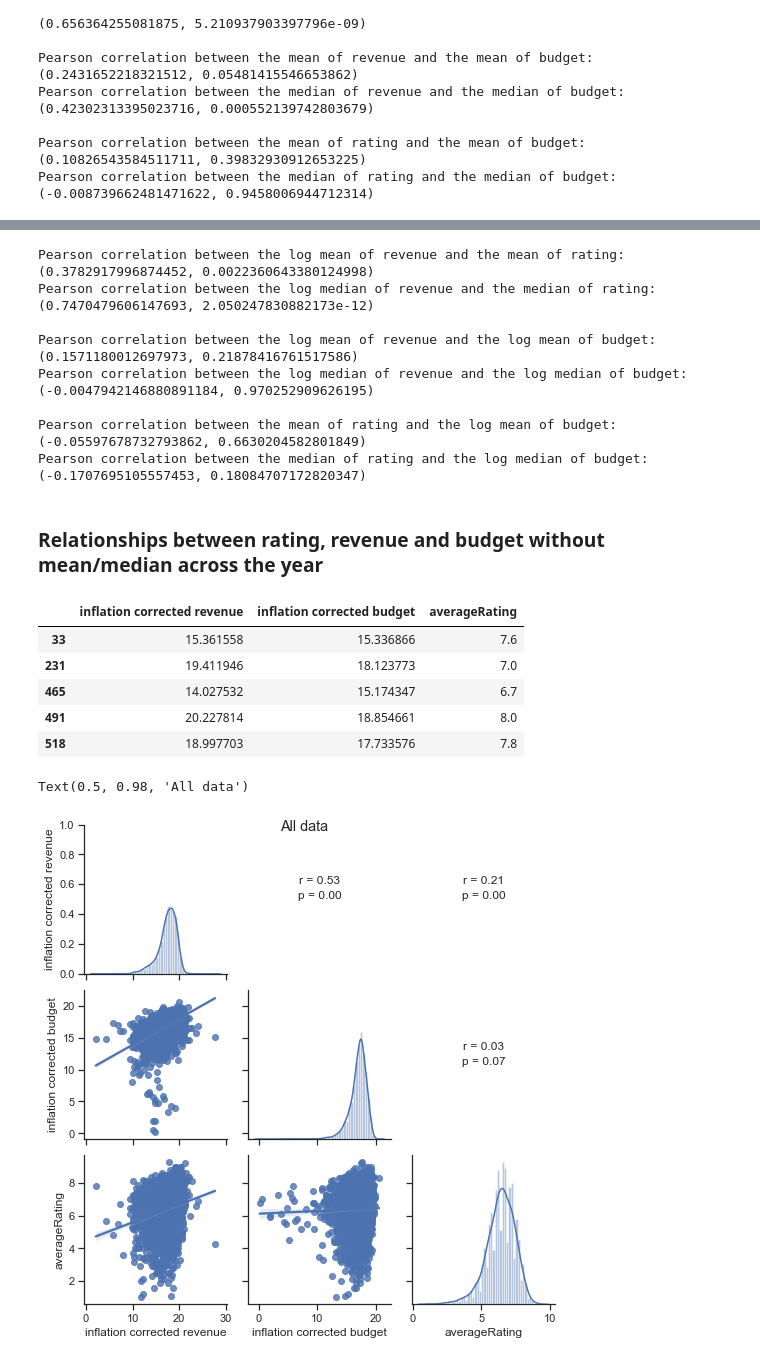
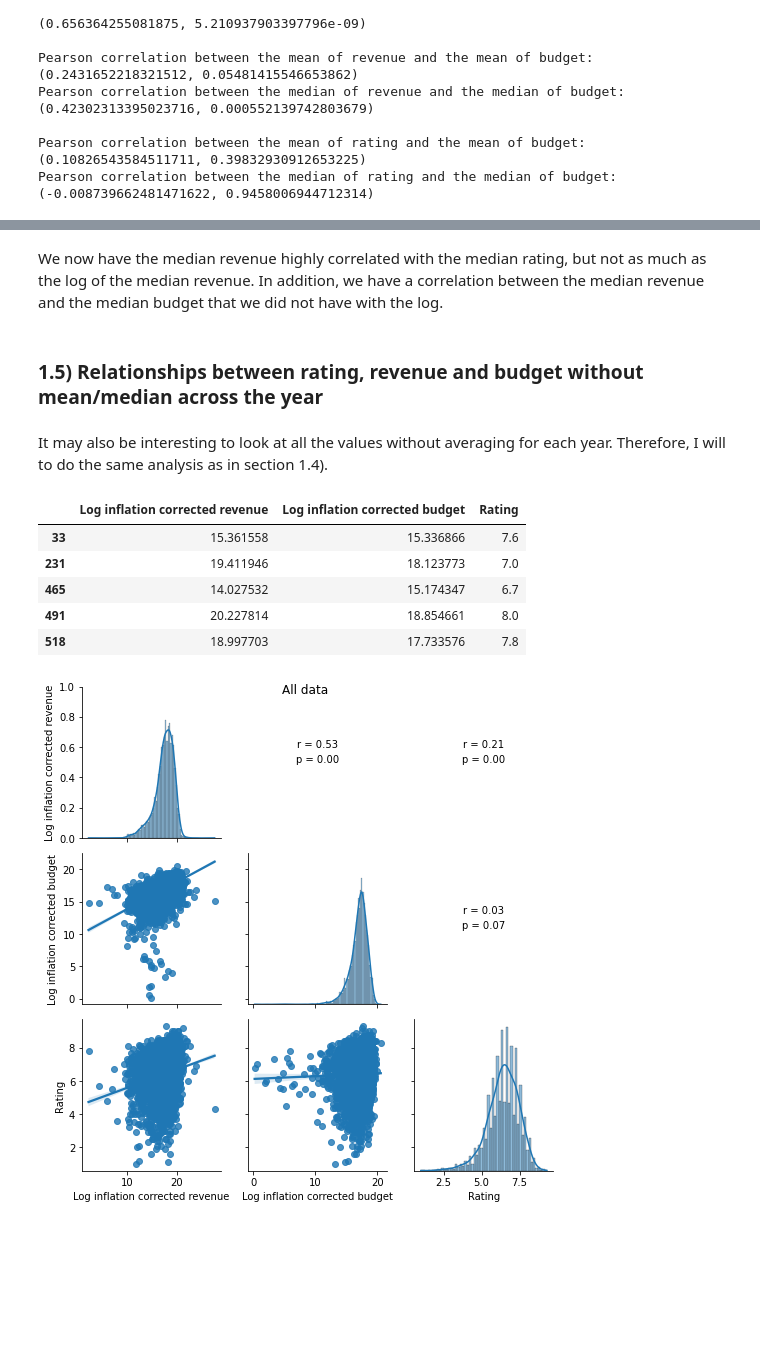
Before and after one commit to epfl-ada/ada-2022-project-nolemonnomelon, a Jupyter notebook: Exploratory.ipynb, the cells around one changed output, grey strips where cells are left out. Saved outputs shown, nothing was run; the diff lists cells and outputs as text; code cells hidden in the pictures; blank space fills up the shorter version.

```diff
--- a/Exploratory.ipynb
+++ b/Exploratory.ipynb
@@ -327,31 +388,18 @@ With log:
-# %%
-print(f'Pearson correlation between the log mean of revenue and the mean of rating: {stats.pearsonr(np.log(rev_mean),rat_mean)}')
-print(f'Pearson correlation between the log median of revenue and the median of rating: {stats.pearsonr(np.log(rev_median),rat_median)}\n')
-
-print(f'Pearson correlation between the log mean of revenue and the log mean of budget: {stats.pearsonr(np.log(rev_mean),np.log(bud_mean))}')
-print(f'Pearson correlation between the log median of revenue and the log median of budget: {stats.pearsonr(np.log(rev_median),np.log(bud_median))}\n')
-
-print(f'Pearson correlation between the mean of rating and the log mean of budget: {stats.pearsonr(rat_mean,np.log(bud_mean))}')
-print(f'Pearson correlation between the median of rating and the log median of budget: {stats.pearsonr(rat_median,np.log(bud_median))}')
-# %% [output]
-Pearson correlation between the log mean of revenue and the mean of rating: (0.3782917996874452, 0.0022360643380124998)
-Pearson correlation between the log median of revenue and the median of rating: (0.7470479606147693, 2.050247830882173e-12)
-
-Pearson correlation between the log mean of revenue and the log mean of budget: (0.1571180012697973, 0.21878416761517586)
-Pearson correlation between the log median of revenue and the log median of budget: (-0.0047942146880891184, 0.970252909626195)
-
-Pearson correlation between the mean of rating and the log mean of budget: (-0.05597678732793862, 0.6630204582801849)
-Pearson correlation between the median of rating and the log median of budget: (-0.1707695105557453, 0.18084707172820347)
+# %% [markdown]
+We now have the median revenue highly correlated with the median rating, but not as much as the log of the median revenue. In addition, we have a correlation between the median revenue and the median budget that we did not have with the log.
 # %% [markdown]
-### Relationships between rating, revenue and budget without mean/median across the year
+### 1.5) Relationships between rating, revenue and budget without mean/median across the year
+# %% [markdown]
+It may also be interesting to look at all the values without averaging for each year. Therefore, I will to do the same analysis as in section 1.4).
 # %%
 alldata = df[['inflation corrected revenue','inflation corrected budget','averageRating']].copy()
 alldata['inflation corrected revenue'] = alldata['inflation corrected revenue'].apply(np.log)
 alldata['inflation corrected budget'] = alldata['inflation corrected budget'].apply(np.log)
+alldata = alldata.rename(columns={'inflation corrected revenue':'Log inflation corrected revenue','inflation corrected budget':'Log inflation corrected budget','averageRating':'Rating'})
 # %%
 alldata.head()
 # %% [output]
-|  | inflation corrected revenue | inflation corrected budget | averageRating |
+|  | Log inflation corrected revenue | Log inflation corrected budget | Rating |
 | 33 | 15.361558 | 15.336866 | 7.6 |
 | 231 | 19.411946 | 18.123773 | 7.0 |
 | 465 | 14.027532 | 15.174347 | 6.7 |
@@ -359,10 +407,10 @@ alldata.head()
 | 518 | 18.997703 | 17.733576 | 7.8 |
 # %%
 g = sns.PairGrid(alldata)
-g.map_diag(sns.distplot)
+g.map_diag(sns.histplot,kde=True)
 g.map_lower(sns.regplot)
 g.map_upper(reg_coef)
 g.fig.suptitle('All data')
+plt.show()
 # %% [output]
-Text(0.5, 0.98, 'All data')
-[figure, old version]
+[figure, new version]
```
Also changed, not shown: parts of 35 cells of this notebook, 1 other file.
